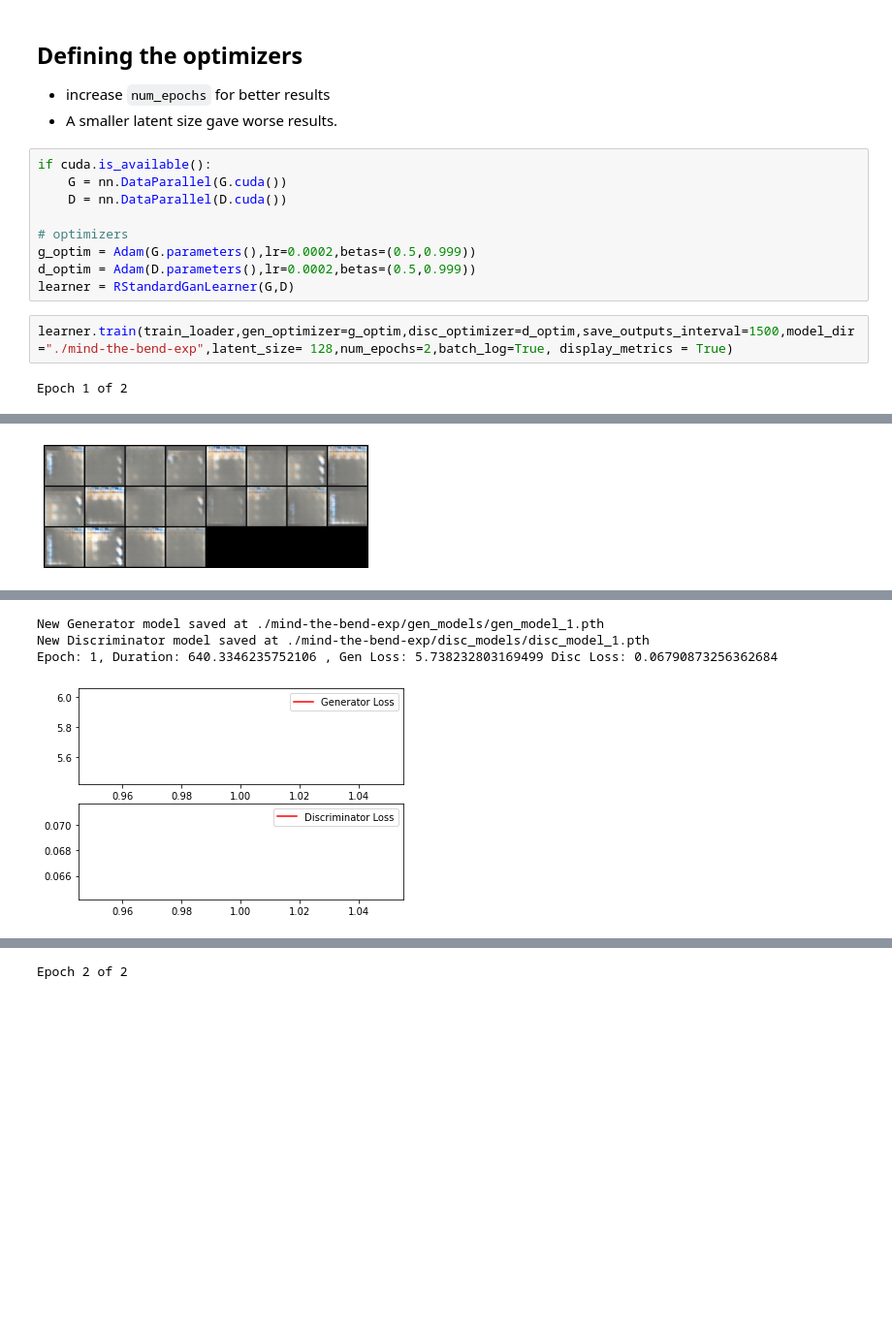
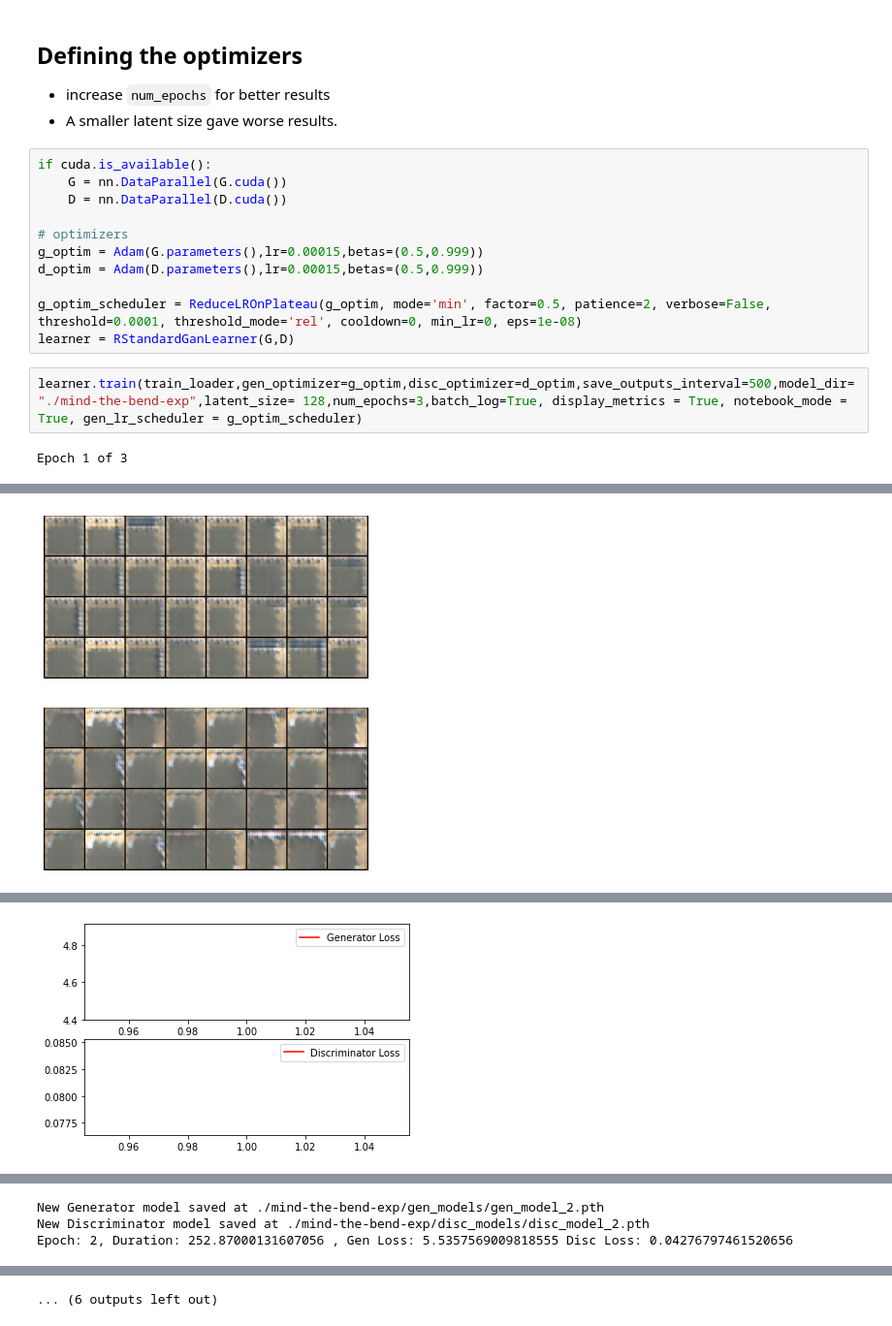
Before and after one commit to Mayukhdeb/exploring-GANs, a Jupyter notebook: generate_the_bend.ipynb, the cells around one changed output, grey strips where cells are left out. Shown at 97% size. Drawn from its saved outputs; the diff is of its cells as text; blank space fills up the shorter version.

```diff
--- a/generate_the_bend.ipynb
+++ b/generate_the_bend.ipynb
@@ -146,10 +151,12 @@ if cuda.is_available():
     D = nn.DataParallel(D.cuda())
 
 # optimizers
-g_optim = Adam(G.parameters(),lr=0.0002,betas=(0.5,0.999))
-d_optim = Adam(D.parameters(),lr=0.0002,betas=(0.5,0.999))
+g_optim = Adam(G.parameters(),lr=0.00015,betas=(0.5,0.999))
+d_optim = Adam(D.parameters(),lr=0.00015,betas=(0.5,0.999))
+
+g_optim_scheduler = ReduceLROnPlateau(g_optim, mode='min', factor=0.5, patience=2, verbose=False, threshold=0.0001, threshold_mode='rel', cooldown=0, min_lr=0, eps=1e-08)
 learner = RStandardGanLearner(G,D)
 # %%
-learner.train(train_loader,gen_optimizer=g_optim,disc_optimizer=d_optim,save_outputs_interval=1500,model_dir="./mind-the-bend-exp",latent_size= 128,num_epochs=2,batch_log=True, display_metrics = True)
+learner.train(train_loader,gen_optimizer=g_optim,disc_optimizer=d_optim,save_outputs_interval=500,model_dir="./mind-the-bend-exp",latent_size= 128,num_epochs=3,batch_log=True, display_metrics = True, notebook_mode = True, gen_lr_scheduler = g_optim_scheduler)
 # %% [output]
-Epoch 1 of 2
+Epoch 1 of 3
@@ -155,0 +164,2 @@ Epoch 1 of 2
+[figure, new version]
+[figure, new version]
@@ -157 +169 @@ Epoch 1 of 2
-[figure, old version]
+[figure, new version]
@@ -159,4 +174,3 @@ Epoch 1 of 2
-New Generator model saved at ./mind-the-bend-exp/gen_models/gen_model_1.pth
-New Discriminator model saved at ./mind-the-bend-exp/disc_models/disc_model_1.pth
-Epoch: 1, Duration: 640.3346235752106 , Gen Loss: 5.738232803169499 Disc Loss: 0.06790873256362684
+New Generator model saved at ./mind-the-bend-exp/gen_models/gen_model_2.pth
+New Discriminator model saved at ./mind-the-bend-exp/disc_models/disc_model_2.pth
+Epoch: 2, Duration: 252.87000131607056 , Gen Loss: 5.5357569009818555 Disc Loss: 0.04276797461520656
-[figure, old version]
@@ -163 +178 @@ Epoch: 1, Duration: 640.3346235752106 , Gen Loss: 5.738232803169499 Disc Loss: 0
-Epoch 2 of 2
+... (6 outputs left out)
```
Also changed, not shown: parts of 13 cells of this notebook.
